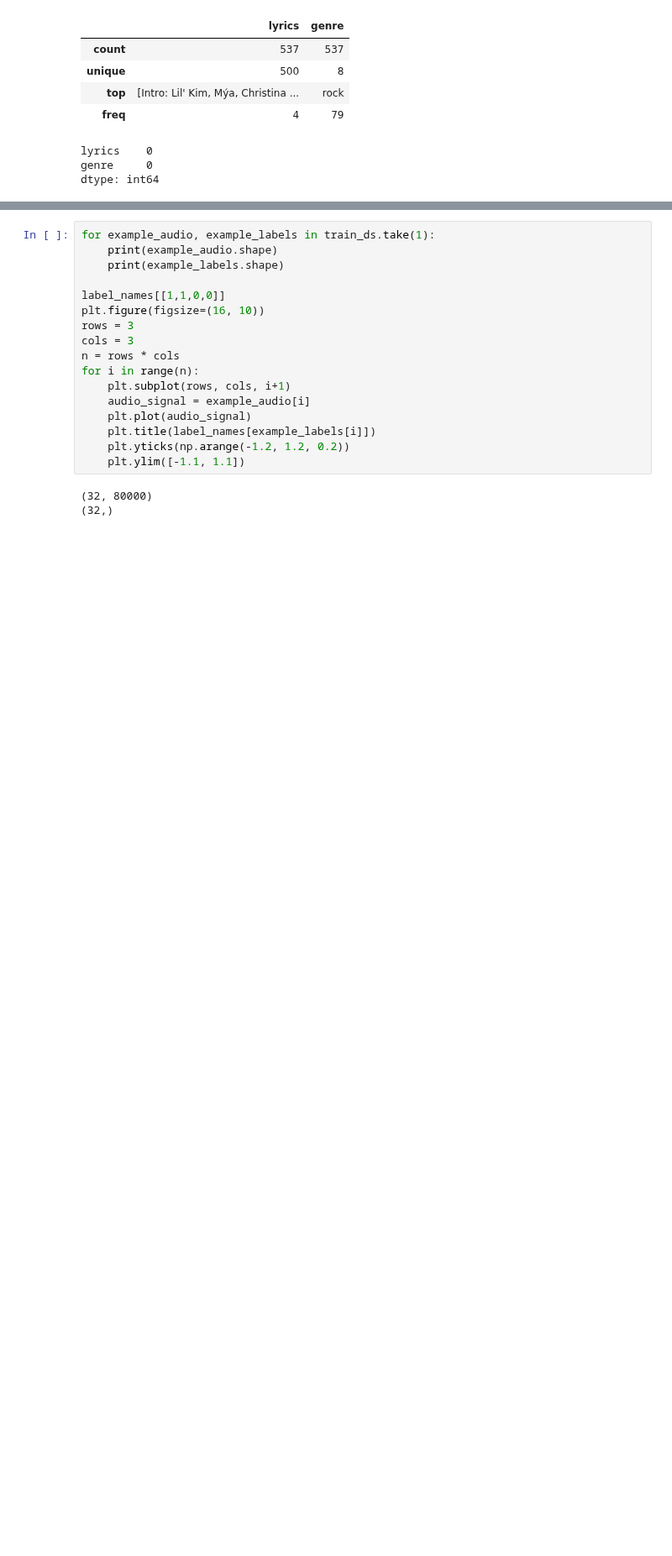
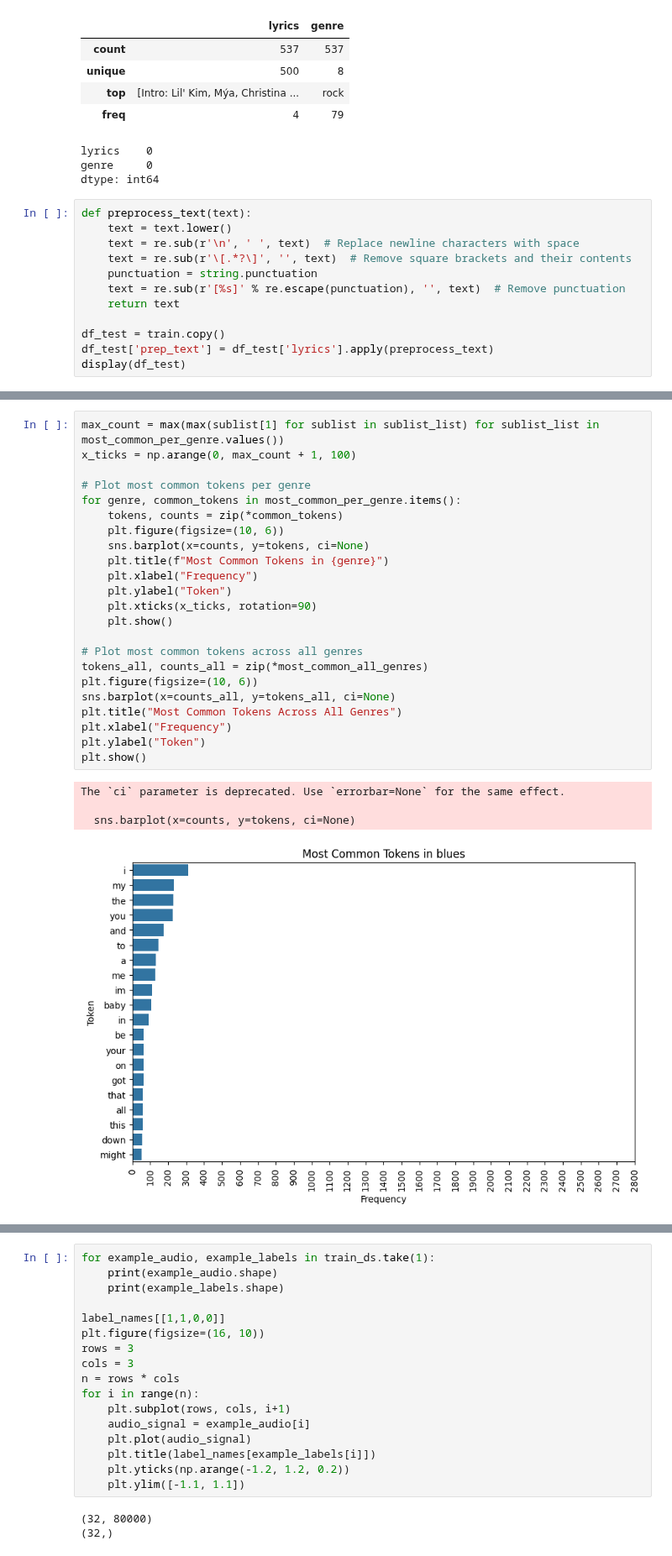
Before and after one commit to IsaD01/Deep-learning-, a Jupyter notebook: Portfolio opdracht 2/Portfolio 2.ipynb, the cells around one changed output, grey strips where cells are left out. Shown at 84% size. Cells and saved outputs as stored; diff of their text form; blank space fills up the shorter version.

Commit message:
Updated lstm song text and eda for lyrics

```diff
--- a/Portfolio opdracht 2/Portfolio 2.ipynb
+++ b/Portfolio opdracht 2/Portfolio 2.ipynb
@@ -161,3 +162,15 @@ display(train.isnull().sum())
 lyrics    0
 genre     0
 dtype: int64
+# %%
+def preprocess_text(text):
+    text = text.lower()
+    text = re.sub(r'\n', ' ', text)  # Replace newline characters with space
+    text = re.sub(r'\[.*?\]', '', text)  # Remove square brackets and their contents
+    punctuation = string.punctuation
+    text = re.sub(r'[%s]' % re.escape(punctuation), '', text)  # Remove punctuation
+    return text
+
+df_test = train.copy()
+df_test['prep_text'] = df_test['lyrics'].apply(preprocess_text)
+display(df_test)
@@ -163,0 +231,28 @@ dtype: int64
+# %%
+max_count = max(max(sublist[1] for sublist in sublist_list) for sublist_list in most_common_per_genre.values())
+x_ticks = np.arange(0, max_count + 1, 100)
+
+# Plot most common tokens per genre
+for genre, common_tokens in most_common_per_genre.items():
+    tokens, counts = zip(*common_tokens)
+    plt.figure(figsize=(10, 6))
+    sns.barplot(x=counts, y=tokens, ci=None)
+    plt.title(f"Most Common Tokens in {genre}")
+    plt.xlabel("Frequency")
+    plt.ylabel("Token")
+    plt.xticks(x_ticks, rotation=90)
+    plt.show()
+
+# Plot most common tokens across all genres
+tokens_all, counts_all = zip(*most_common_all_genres)
+plt.figure(figsize=(10, 6))
+sns.barplot(x=counts_all, y=tokens_all, ci=None)
+plt.title("Most Common Tokens Across All Genres")
+plt.xlabel("Frequency")
+plt.ylabel("Token")
+plt.show()
+# %% [output]
+The `ci` parameter is deprecated. Use `errorbar=None` for the same effect.
+
+  sns.barplot(x=counts, y=tokens, ci=None)
+[figure, added]
```
Also changed, not shown: parts of 12 cells of this notebook.
